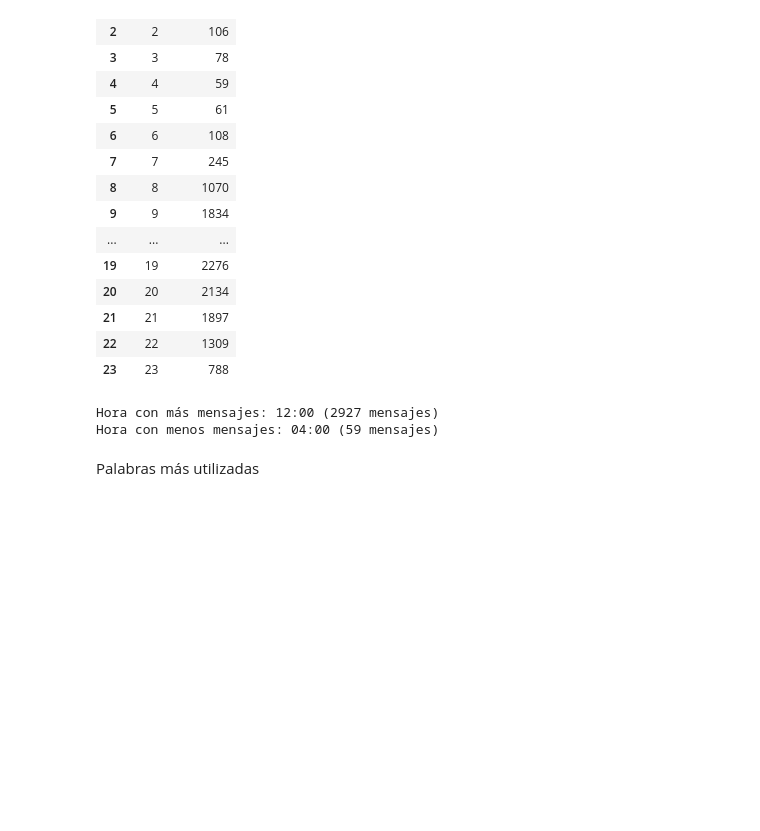
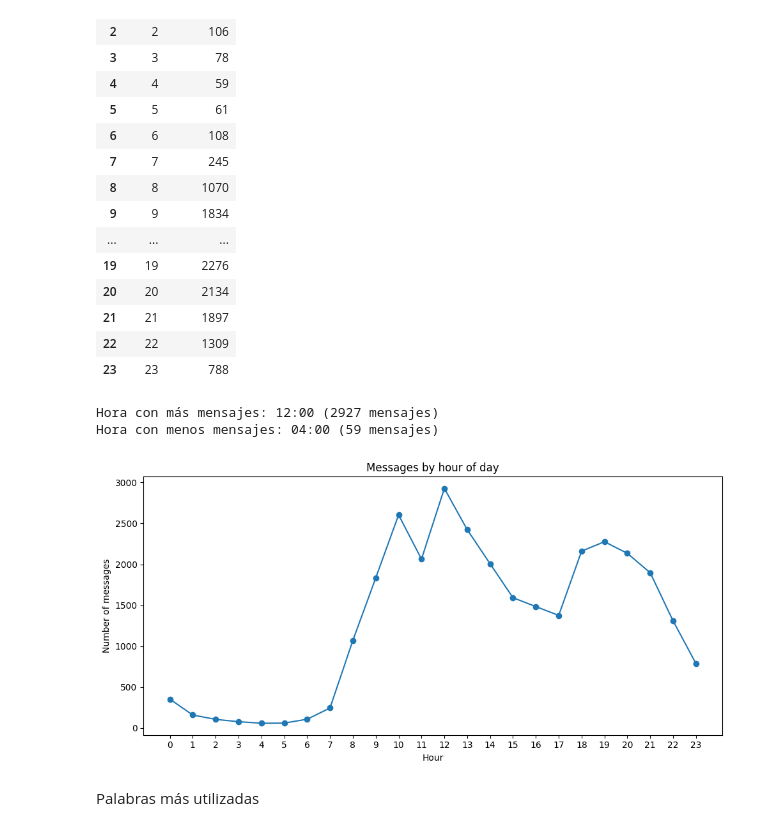
Before and after one commit to riotvann/ing_caracteristicas_whatsapp, a Jupyter notebook: notebooks/00-job-whats-data-analysis.ipynb, the cells around one changed output. Drawn from its saved outputs; the diff is of its cells as text; code cells hidden in the pictures; blank space fills up the shorter version.

```diff
--- a/notebooks/00-job-whats-data-analysis.ipynb
+++ b/notebooks/00-job-whats-data-analysis.ipynb
@@ -296,21 +341,45 @@ print(
 Hora con más mensajes: 12:00 (2927 mensajes)
 Hora con menos mensajes: 04:00 (59 mensajes)
 # %%
+# plotly
 fig = px.line(
     messages_by_hour,
     x="hour",
     y="messages",
     markers=True,
     title="Messages by hour of day",
     labels={
         "hour": "Hour",
         "messages": "Number of messages"
     }
 )
 
 fig.update_xaxes(dtick=1)
 
 fig.show()
+
+# matplotlib
+import matplotlib.pyplot as plt
+
+plt.figure(figsize=(10, 5))
+
+plt.plot(
+    messages_by_hour["hour"],
+    messages_by_hour["messages"],
+    marker="o",
+)
+
+plt.xlabel("Hour")
+plt.ylabel("Number of messages")
+plt.title("Messages by hour of day")
+
+# Mostrar todas las horas de 0 a 23
+plt.xticks(range(24))
+
+plt.tight_layout()
+plt.show()
+# %% [output]
+[figure, added]
 # %% [markdown]
 Palabras más utilizadas
 # %%
```
Also changed, not shown: parts of 7 cells of this notebook, 1 other file.
